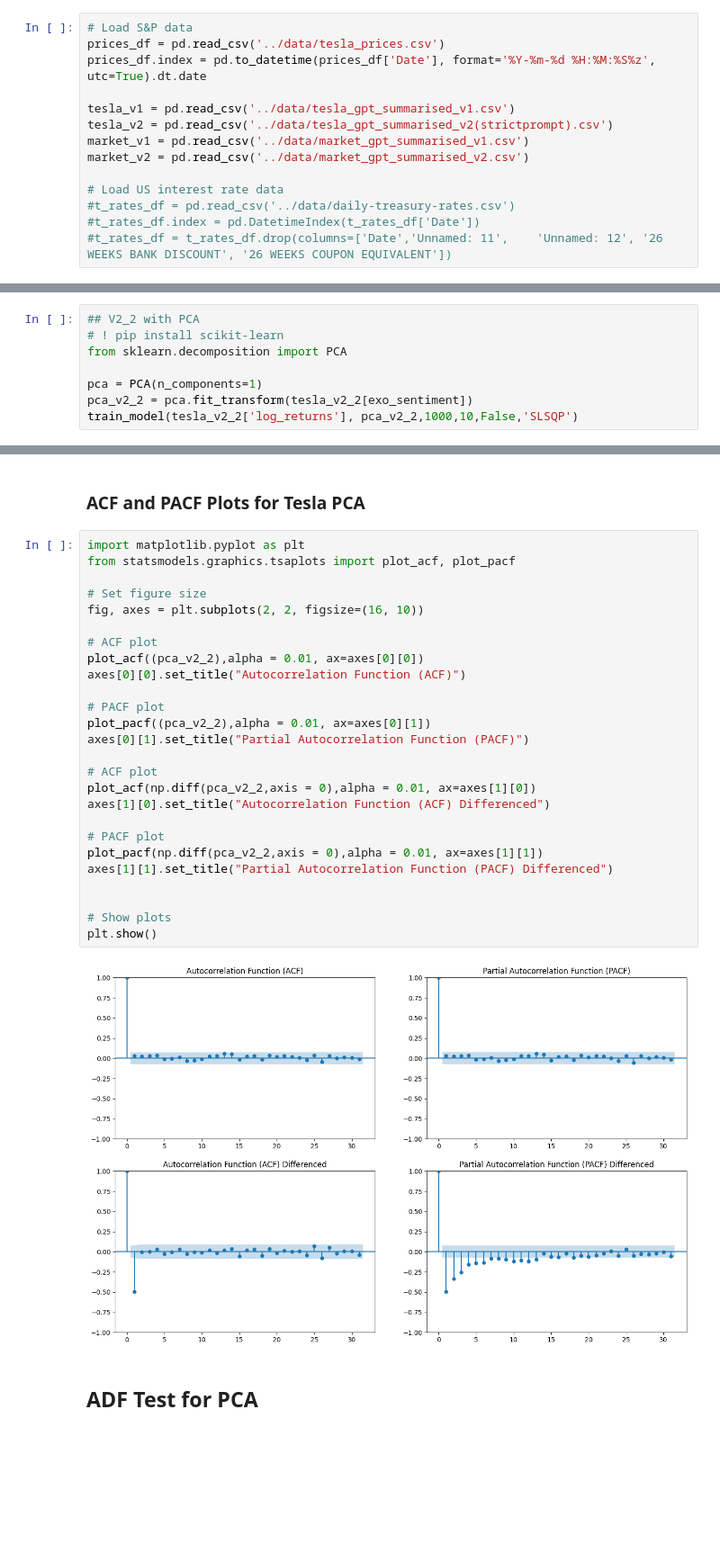
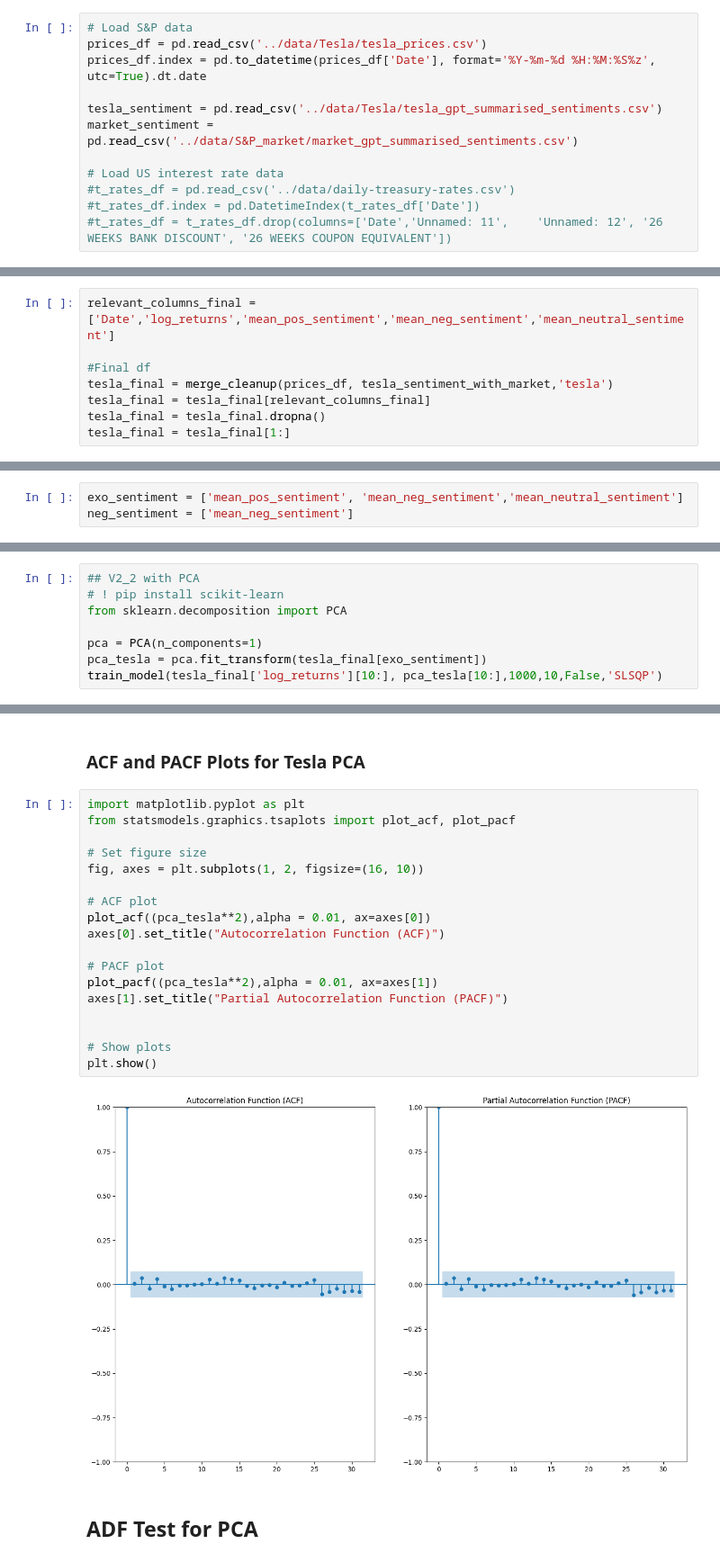
Before and after one commit to hwh1771/sentiment-analysis-volatility-forecasting, a Jupyter notebook: notebooks/04_garch_exogenous_tesla.ipynb, the cells around one changed output, grey strips where cells are left out. Shown at 90% size. Drawn from its saved outputs; the diff is of its cells as text; blank space fills up the shorter version.

Commit message:
tesla cleaned

```diff
--- a/notebooks/04_garch_exogenous_tesla.ipynb
+++ b/notebooks/04_garch_exogenous_tesla.ipynb
@@ -252,12 +126,10 @@ def merge_cleanup(prices_df, union_sentiment_df, option, stock_name):
 # %%
 # Load S&P data
-prices_df = pd.read_csv('../data/tesla_prices.csv')
+prices_df = pd.read_csv('../data/Tesla/tesla_prices.csv')
 prices_df.index = pd.to_datetime(prices_df['Date'], format='%Y-%m-%d %H:%M:%S%z', utc=True).dt.date
 
-tesla_v1 = pd.read_csv('../data/tesla_gpt_summarised_v1.csv')
-tesla_v2 = pd.read_csv('../data/tesla_gpt_summarised_v2(strictprompt).csv')
-market_v1 = pd.read_csv('../data/market_gpt_summarised_v1.csv')
-market_v2 = pd.read_csv('../data/market_gpt_summarised_v2.csv')
+tesla_sentiment = pd.read_csv('../data/Tesla/tesla_gpt_summarised_sentiments.csv')
+market_sentiment = pd.read_csv('../data/S&P_market/market_gpt_summarised_sentiments.csv')
 
 # Load US interest rate data
 #t_rates_df = pd.read_csv('../data/daily-treasury-rates.csv')
@@ -324,3 +149,11 @@ tesla_v2_4 = tesla_v2_4[1:]
+# %%
+relevant_columns_final = ['Date','log_returns','mean_pos_sentiment','mean_neg_sentiment','mean_neutral_sentiment']
+
+#Final df
+tesla_final = merge_cleanup(prices_df, tesla_sentiment_with_market,'tesla')
+tesla_final = tesla_final[relevant_columns_final]
+tesla_final = tesla_final.dropna()
+tesla_final = tesla_final[1:]
 # %% [markdown]
 ## GARCH X Model Function
 # %%
@@ -336,2 +164,5 @@ neg_sentiment = ['mean_neg_preamble_sentiment']
+# %%
+exo_sentiment = ['mean_pos_sentiment', 'mean_neg_sentiment','mean_neutral_sentiment']
+neg_sentiment = ['mean_neg_sentiment']
 # %%
 ## V2_2 with 3 exo variables
@@ -364,7 +195,7 @@ Optimising finished in 9.165s
 from sklearn.decomposition import PCA
 
 pca = PCA(n_components=1)
-pca_v2_2 = pca.fit_transform(tesla_v2_2[exo_sentiment])
-train_model(tesla_v2_2['log_returns'], pca_v2_2,1000,10,False,'SLSQP')
+pca_tesla = pca.fit_transform(tesla_final[exo_sentiment])
+train_model(tesla_final['log_returns'][10:], pca_tesla[10:],1000,10,False,'SLSQP')
 # %% [output]
 Optimising...
@@ -411,31 +242,23 @@ Optimising finished in 2.691s
 # %%
 import matplotlib.pyplot as plt
 from statsmodels.graphics.tsaplots import plot_acf, plot_pacf
 
 # Set figure size
-fig, axes = plt.subplots(2, 2, figsize=(16, 10))
+fig, axes = plt.subplots(1, 2, figsize=(16, 10))
 
 # ACF plot
-plot_acf((pca_v2_2),alpha = 0.01, ax=axes[0][0])
-axes[0][0].set_title("Autocorrelation Function (ACF)")
+plot_acf((pca_tesla**2),alpha = 0.01, ax=axes[0])
+axes[0].set_title("Autocorrelation Function (ACF)")
 
 # PACF plot
-plot_pacf((pca_v2_2),alpha = 0.01, ax=axes[0][1])
-axes[0][1].set_title("Partial Autocorrelation Function (PACF)")
-
-# ACF plot
-plot_acf(np.diff(pca_v2_2,axis = 0),alpha = 0.01, ax=axes[1][0])
-axes[1][0].set_title("Autocorrelation Function (ACF) Differenced")
-
-# PACF plot
-plot_pacf(np.diff(pca_v2_2,axis = 0),alpha = 0.01, ax=axes[1][1])
-axes[1][1].set_title("Partial Autocorrelation Function (PACF) Differenced")
+plot_pacf((pca_tesla**2),alpha = 0.01, ax=axes[1])
+axes[1].set_title("Partial Autocorrelation Function (PACF)")
 
 
 # Show plots
 plt.show()
 # %% [output]
-[figure, old version]
+[figure, new version]
 # %% [markdown]
 ## ADF Test for PCA
 # %%
```
Also changed, not shown: parts of 13 cells of this notebook.
